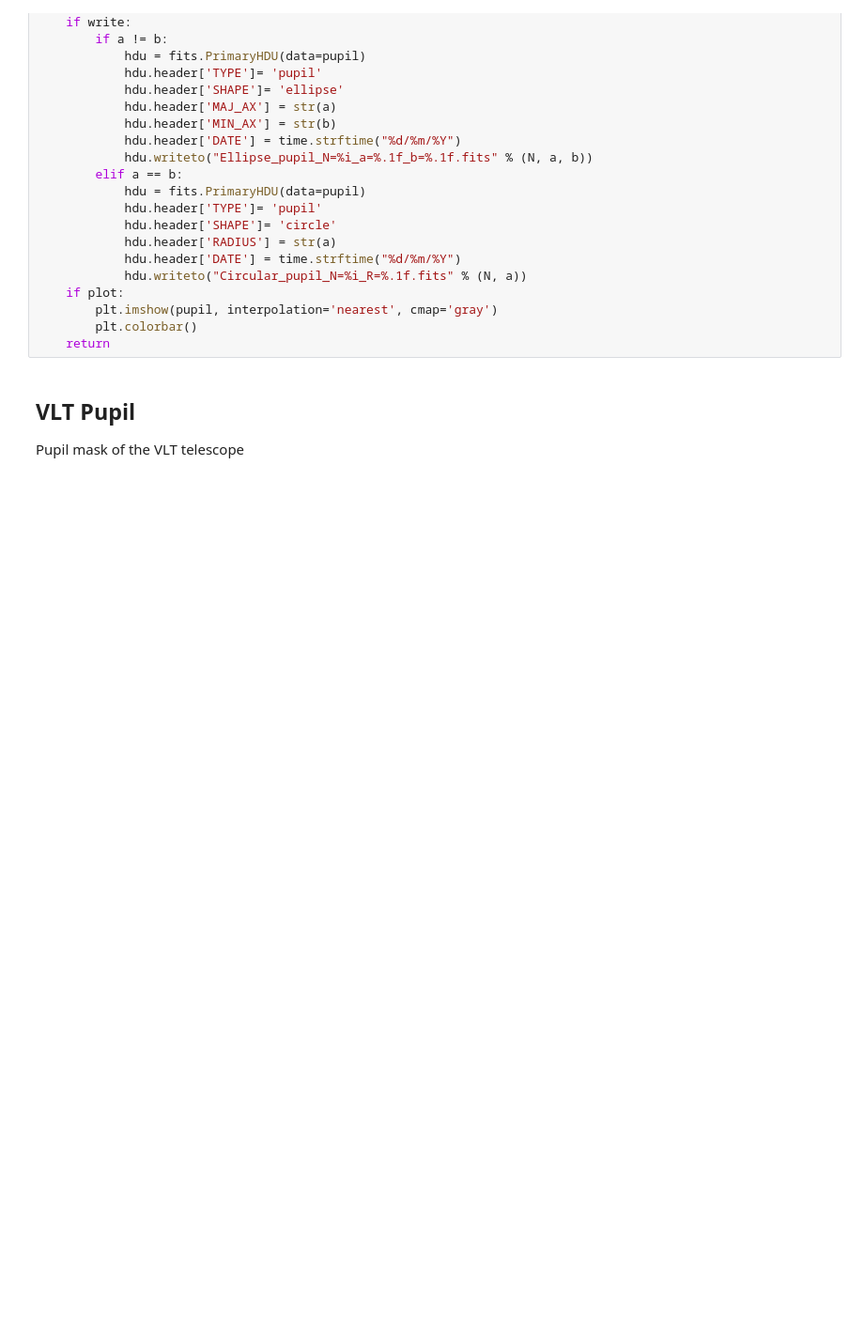
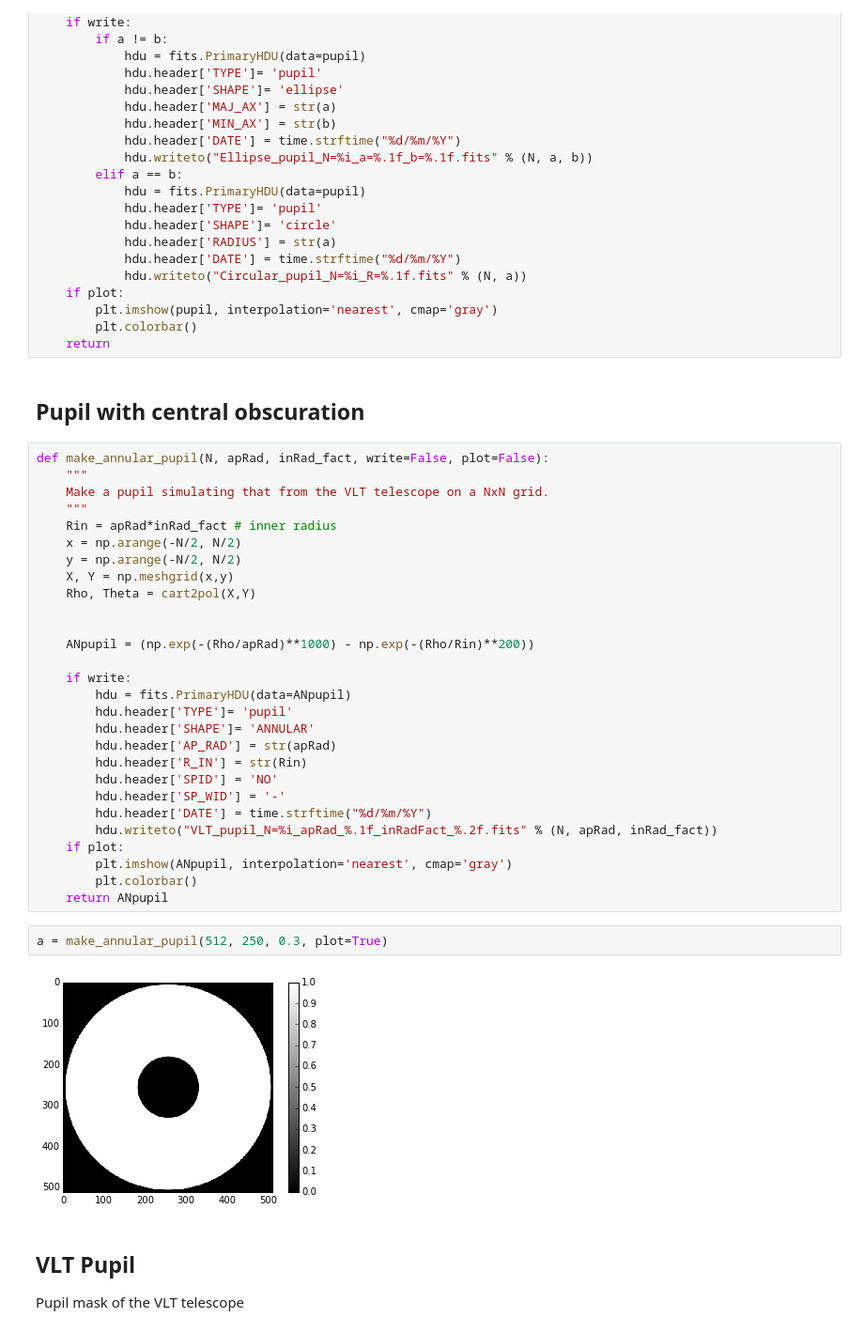
Before and after one commit to patapisp/pyNodal, a Jupyter notebook: PupilMasks.ipynb, the cells around one changed output. Shown at 94% size. Saved outputs shown, nothing was run; the diff lists cells and outputs as text; blank space fills up the shorter version.

```diff
--- a/PupilMasks.ipynb
+++ b/PupilMasks.ipynb
@@ -57,6 +57,40 @@ def make_elliptical_pupil(N, aspect_ratio, a, write=False, plot=False):
         plt.imshow(pupil, interpolation='nearest', cmap='gray')
         plt.colorbar()
     return
+# %% [markdown]
+## Pupil with central obscuration
+# %%
+def make_annular_pupil(N, apRad, inRad_fact, write=False, plot=False):
+    """
+    Make a pupil simulating that from the VLT telescope on a NxN grid.
+    """
+    Rin = apRad*inRad_fact # inner radius
+    x = np.arange(-N/2, N/2)
+    y = np.arange(-N/2, N/2)
+    X, Y = np.meshgrid(x,y)
+    Rho, Theta = cart2pol(X,Y)
+
+
+    ANpupil = (np.exp(-(Rho/apRad)**1000) - np.exp(-(Rho/Rin)**200))
+
+    if write:
+        hdu = fits.PrimaryHDU(data=ANpupil)
+        hdu.header['TYPE']= 'pupil'
+        hdu.header['SHAPE']= 'ANNULAR'
+        hdu.header['AP_RAD'] = str(apRad)
+        hdu.header['R_IN'] = str(Rin)
+        hdu.header['SPID'] = 'NO'
+        hdu.header['SP_WID'] = '-'
+        hdu.header['DATE'] = time.strftime("%d/%m/%Y")
+        hdu.writeto("VLT_pupil_N=%i_apRad_%.1f_inRadFact_%.2f.fits" % (N, apRad, inRad_fact))
+    if plot:
+        plt.imshow(ANpupil, interpolation='nearest', cmap='gray')
+        plt.colorbar()
+    return ANpupil
+# %%
+a = make_annular_pupil(512, 250, 0.3, plot=True)
+# %% [output]
+[figure, added]
 # %% [markdown]
 ## VLT Pupil
 Pupil mask of the VLT telescope
```
Also changed, not shown: parts of 4 cells of this notebook, 4 other files.
